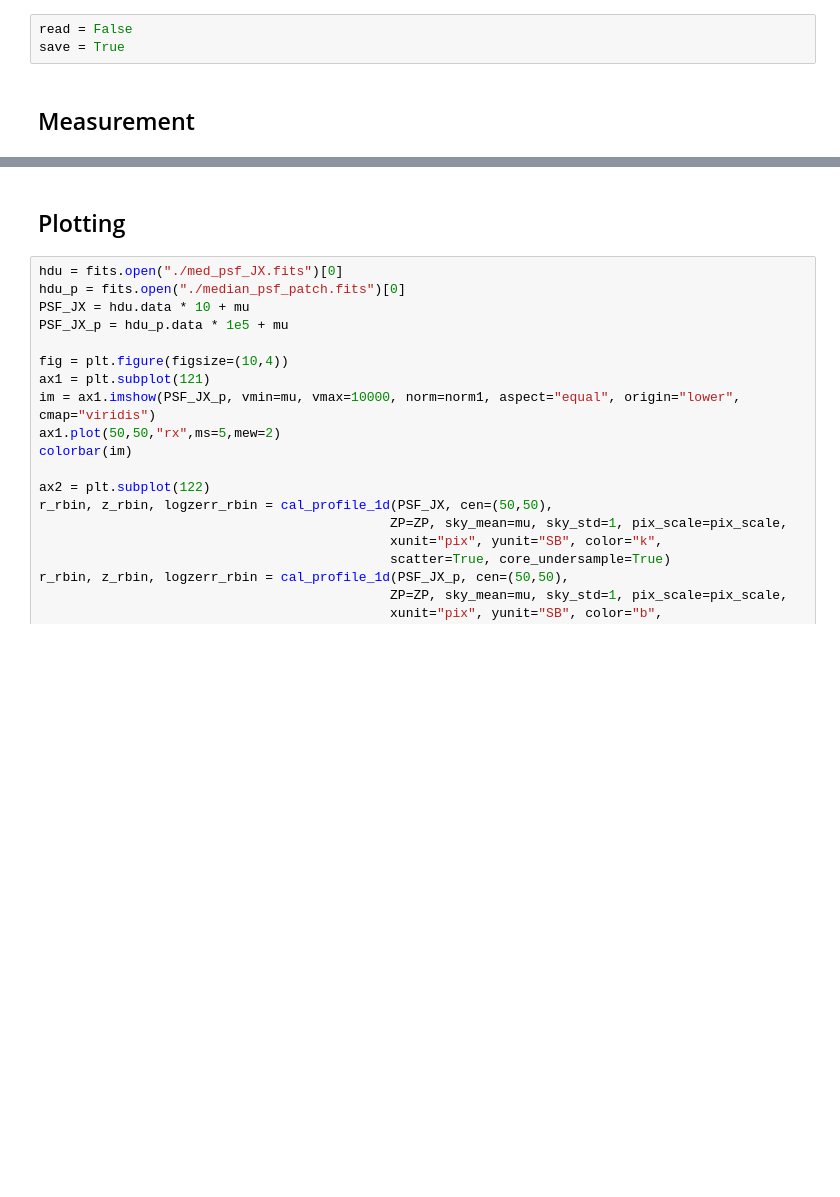
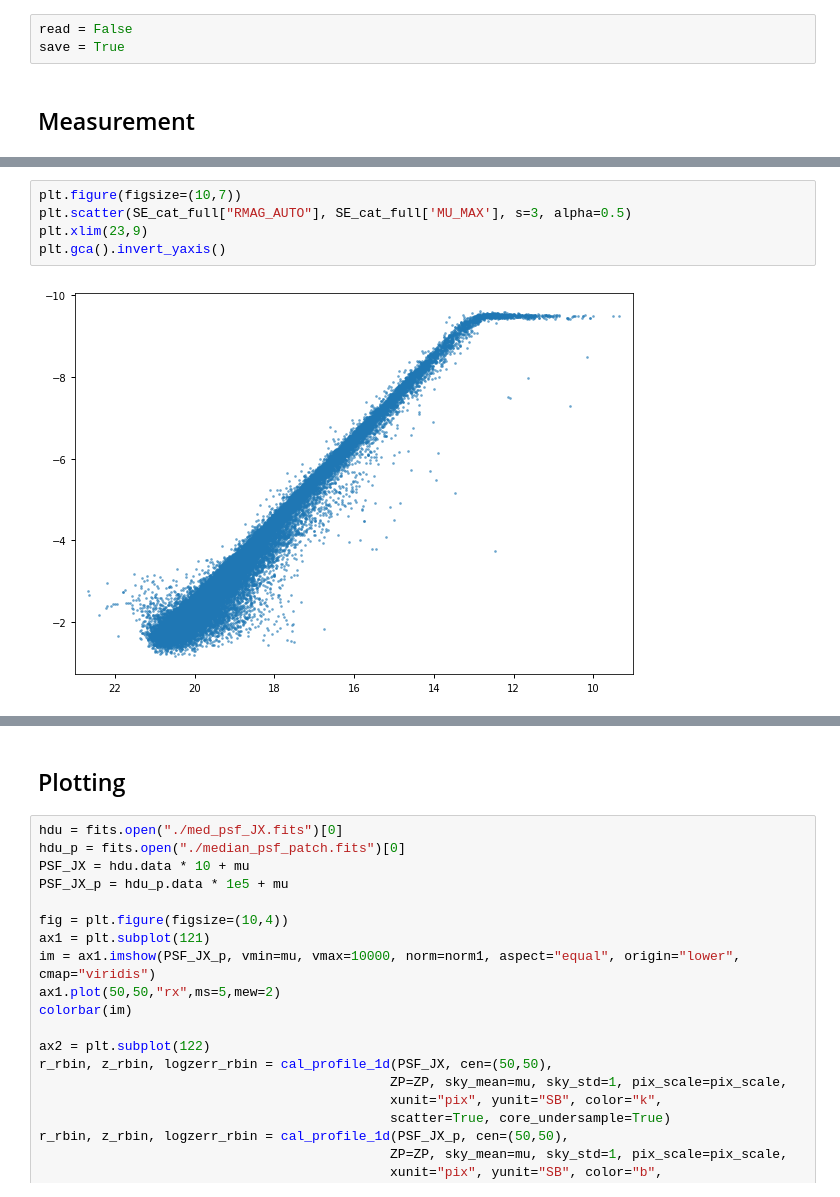
Before and after one commit to qliu4676/elderflower, a Jupyter notebook: demos/Measure_SE_APASS_demo.ipynb, the cells around one changed output, grey strips where cells are left out. Saved outputs shown, nothing was run; the diff lists cells and outputs as text; blank space fills up the shorter version.

```diff
--- a/demos/Measure_SE_APASS_demo.ipynb
+++ b/demos/Measure_SE_APASS_demo.ipynb
@@ -275,0 +87,7 @@ Pan-STARRS Brightest Star: 6.675
+# %%
+plt.figure(figsize=(10,7))
+plt.scatter(SE_cat_full["RMAG_AUTO"], SE_cat_full['MU_MAX'], s=3, alpha=0.5)
+plt.xlim(23,9)
+plt.gca().invert_yaxis()
+# %% [output]
+[figure, added]
```
Also changed, not shown: parts of 45 cells of this notebook, 3 other files.
